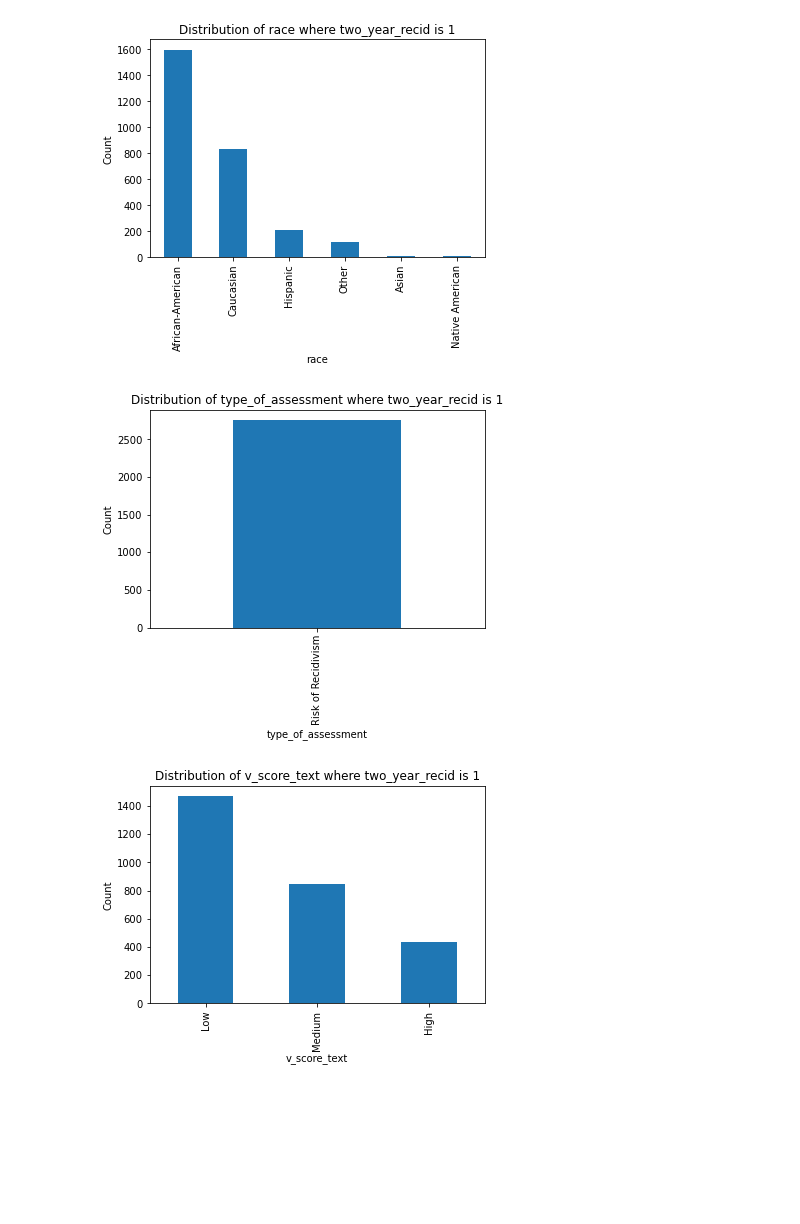
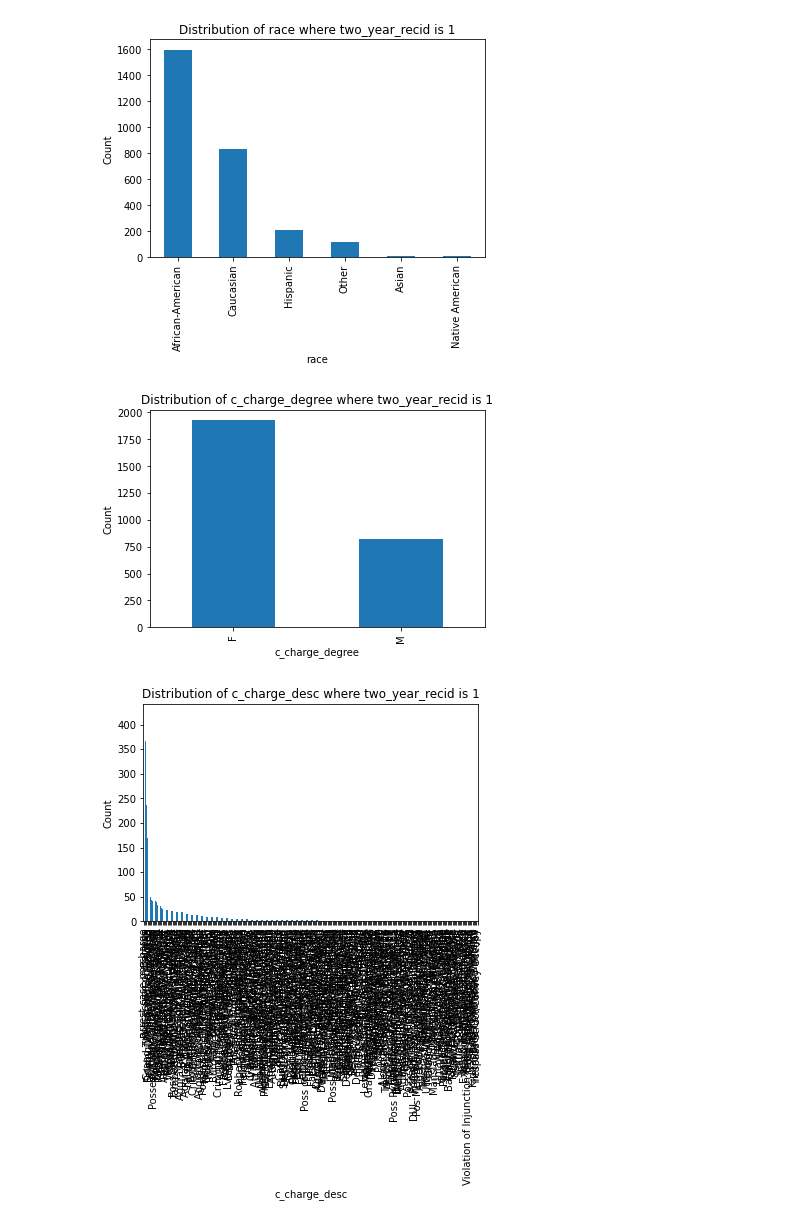
Before and after one commit to LDSAJPinto1306/Capstone-LDSA, a Jupyter notebook: Exploration.ipynb, the cells around one changed output. Drawn from its saved outputs; the diff is of its cells as text; code cells hidden in the pictures; blank space fills up the shorter version.

```diff
--- a/Exploration.ipynb
+++ b/Exploration.ipynb
@@ -32,16 +79,16 @@ df.describe()
 # %%
 trues = df.loc[df['two_year_recid'] == 1]
 
-categoricals = ['sex','race','type_of_assessment','v_score_text','is_recid','is_violent_recid']
+categoricals = ['sex','race','c_charge_degree','c_charge_desc','type_of_assessment','is_violent_recid']
 
 for col in categoricals:
     trues[col].value_counts().plot(kind='bar')
     plt.title(f"Distribution of {col} where two_year_recid is 1")
     plt.xlabel(col)
     plt.ylabel("Count")
     plt.show()
 # %% [output]
 [figure]
 [figure]
-[figure, old version]
+[figure, new version]
-[figure, old version]
+[figure, new version]
```
Also changed, not shown: parts of 8 cells of this notebook.
